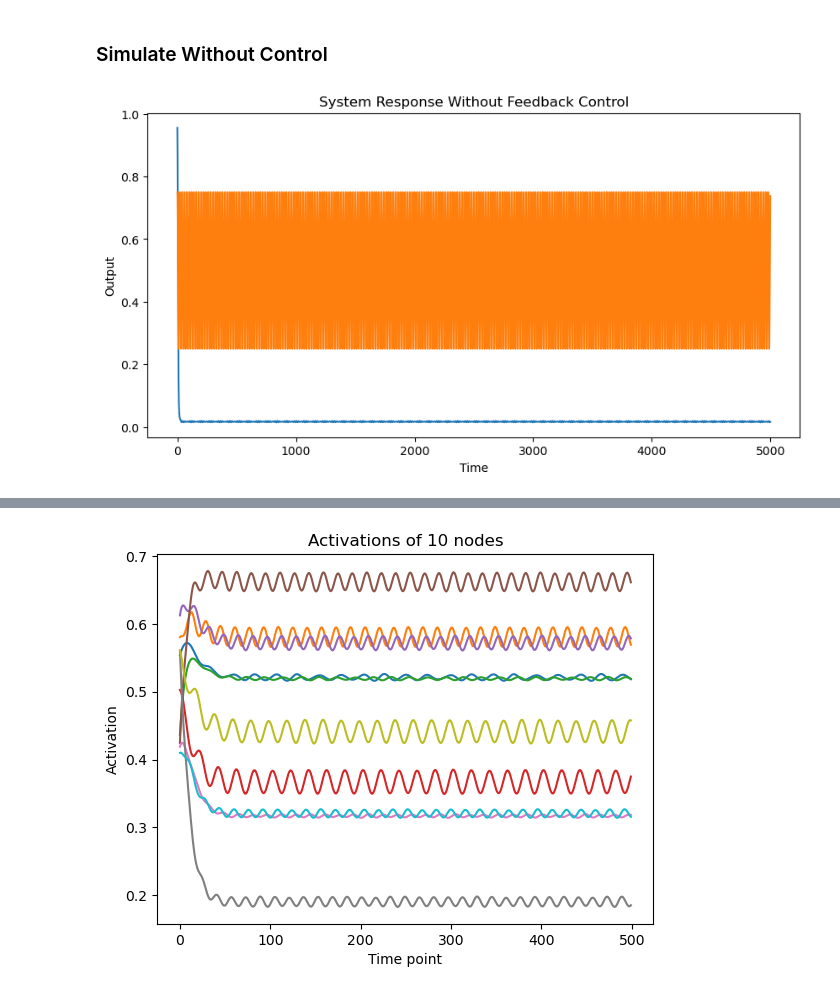
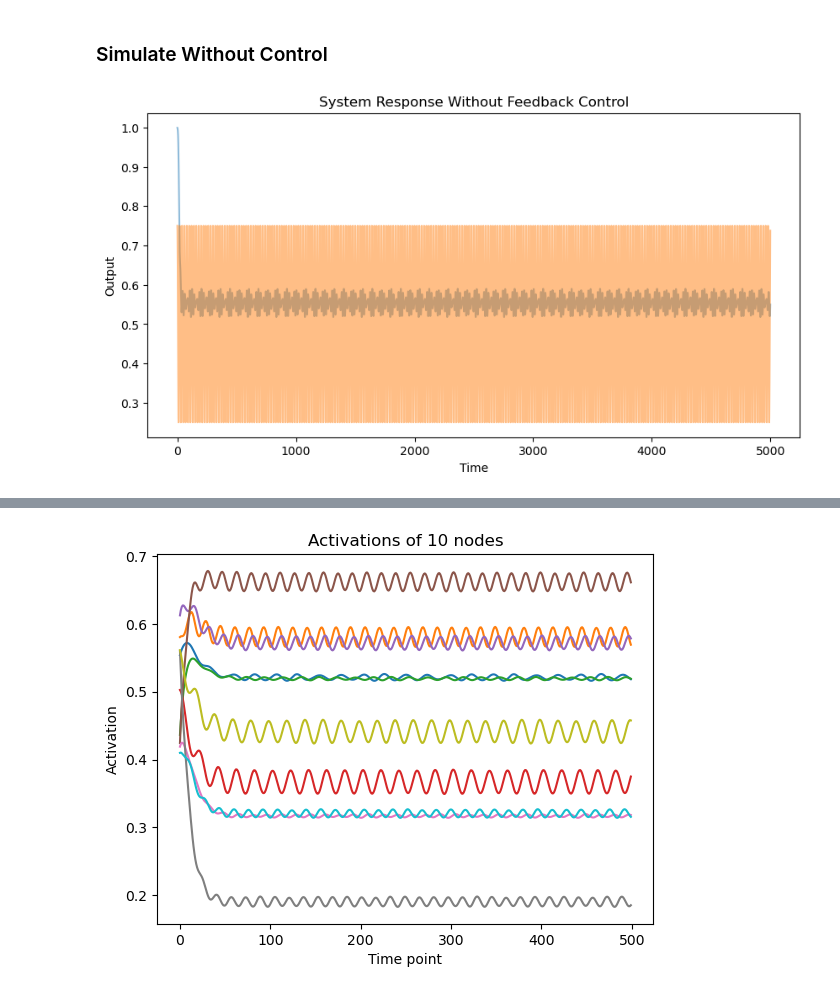
Before and after one commit to BeiGeJin/FBRNN, a Jupyter notebook: RNN/FORCE/FORCE_tracking_addshift.ipynb, the cells around one changed output, grey strips where cells are left out. Saved outputs shown, nothing was run; the diff lists cells and outputs as text; code cells hidden in the pictures.

```diff
--- a/RNN/FORCE/FORCE_tracking_addshift.ipynb
+++ b/RNN/FORCE/FORCE_tracking_addshift.ipynb
@@ -137,46 +140,46 @@ jnn = mysys(weight_matrix, connectivity_matrix, init_gain, init_shift)
 ### Simulate Without Control
 # %%
 # Simulation Without Control
-x = sigmoid_np(init_gain * init_state.copy() - init_shift)
+x = sigmoid_np(init_gain * (init_state.copy() - init_shift))
 ug = init_state.copy() * 0
 us = init_state.copy() * 0
 xs_ff_init, outputs_ff_init = [x], []
 gainout= 2.5 # 1.15
-shiftout= -2 # -2.5
+shiftout= -2.5 # -2.5
 
 for i in time_points[:-1]:
 
     # output
     output_beforesig = output_weight_matrix @ x
-    output = sigmoid_np(gainout * output_beforesig - shiftout)
+    output = sigmoid_np(gainout * (output_beforesig - shiftout))
 
     # input
     this_input = inputs[:,i]
     r = feedback_weight_matrix * this_input.reshape(-1,1)
 
     # update x
     x1 = jnn_ff.f(x, ug, us, r)
     x = x1.copy()
 
     # save
     xs_ff_init.append(x)
     outputs_ff_init.append(output.item())
 
 # final readout for x_T
 output_beforesig = output_weight_matrix @ x
-output = sigmoid_np(gainout * output_beforesig - shiftout)
+output = sigmoid_np(gainout * (output_beforesig - shiftout))
 outputs_ff_init.append(output.item())
 
 # Plot the output
 fig, ax = plt.subplots(figsize=(10, 5))
-plt.plot(time_points, outputs_ff_init)
-plt.plot(time_points, targets)
+plt.plot(time_points, outputs_ff_init, alpha = 0.5)
+plt.plot(time_points, targets, alpha = 0.5)
 plt.xlabel('Time')
 plt.ylabel('Output')
 plt.title('System Response Without Feedback Control')
 plt.show()
 # %% [output]
-[figure, old version]
+[figure, new version]
 # %%
 # Plot the output
 plt.plot(time_points[0:500], outputs_ff_init[0:500], label='output')
```
Also changed, not shown: parts of 39 cells of this notebook, 16 other files.
